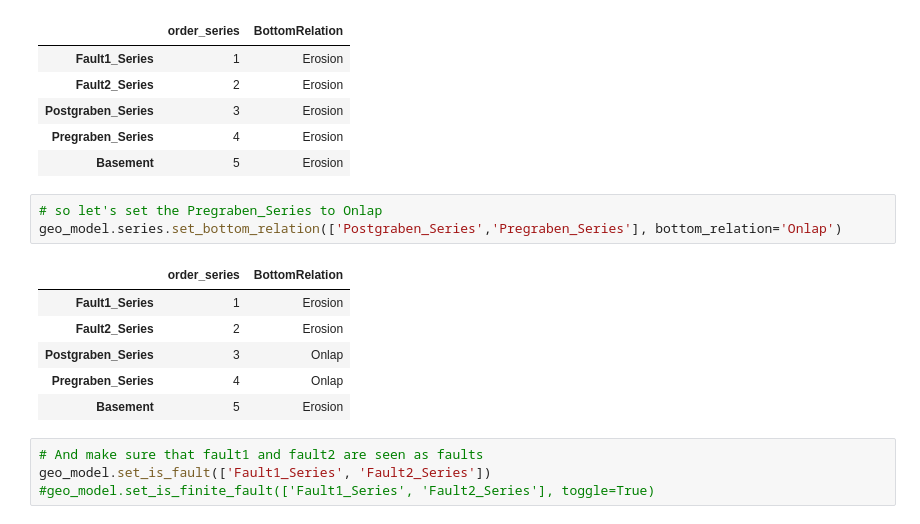
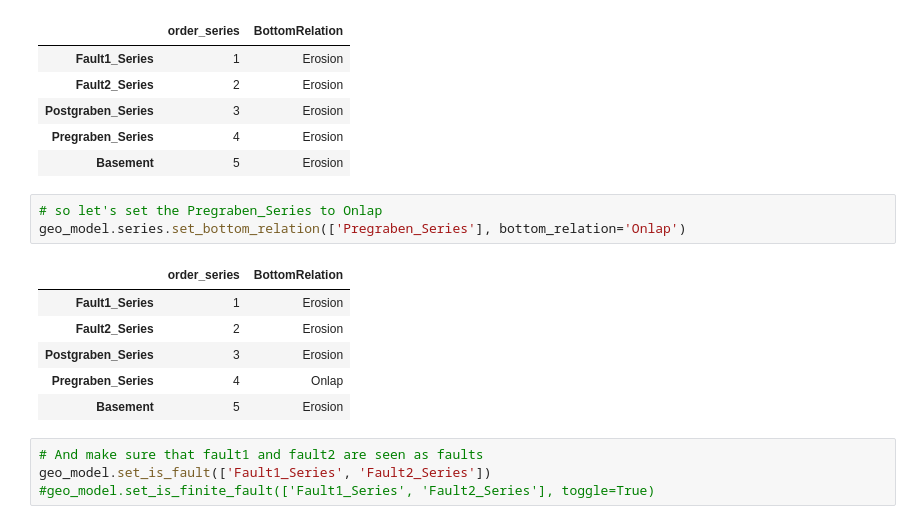
Before and after one commit to Japhiolite/gempy-tests, a Jupyter notebook: notebooks/GemPy-feature_compilation.ipynb, the cells around one changed output. Cells and saved outputs as stored; diff of their text form.

```diff
--- a/notebooks/GemPy-feature_compilation.ipynb
+++ b/notebooks/GemPy-feature_compilation.ipynb
@@ -93,12 +98,12 @@ geo_model.series
 | Basement | 5 | Erosion |
 # %%
 # so let's set the Pregraben_Series to Onlap
-geo_model.series.set_bottom_relation(['Postgraben_Series','Pregraben_Series'], bottom_relation='Onlap')
+geo_model.series.set_bottom_relation(['Pregraben_Series'], bottom_relation='Onlap')
 # %% [output]
 |  | order_series | BottomRelation |
 | Fault1_Series | 1 | Erosion |
 | Fault2_Series | 2 | Erosion |
-| Postgraben_Series | 3 | Onlap |
+| Postgraben_Series | 3 | Erosion |
 | Pregraben_Series | 4 | Onlap |
 | Basement | 5 | Erosion |
 # %%
```
Also changed, not shown: parts of 10 cells of this notebook, 22 other files.
